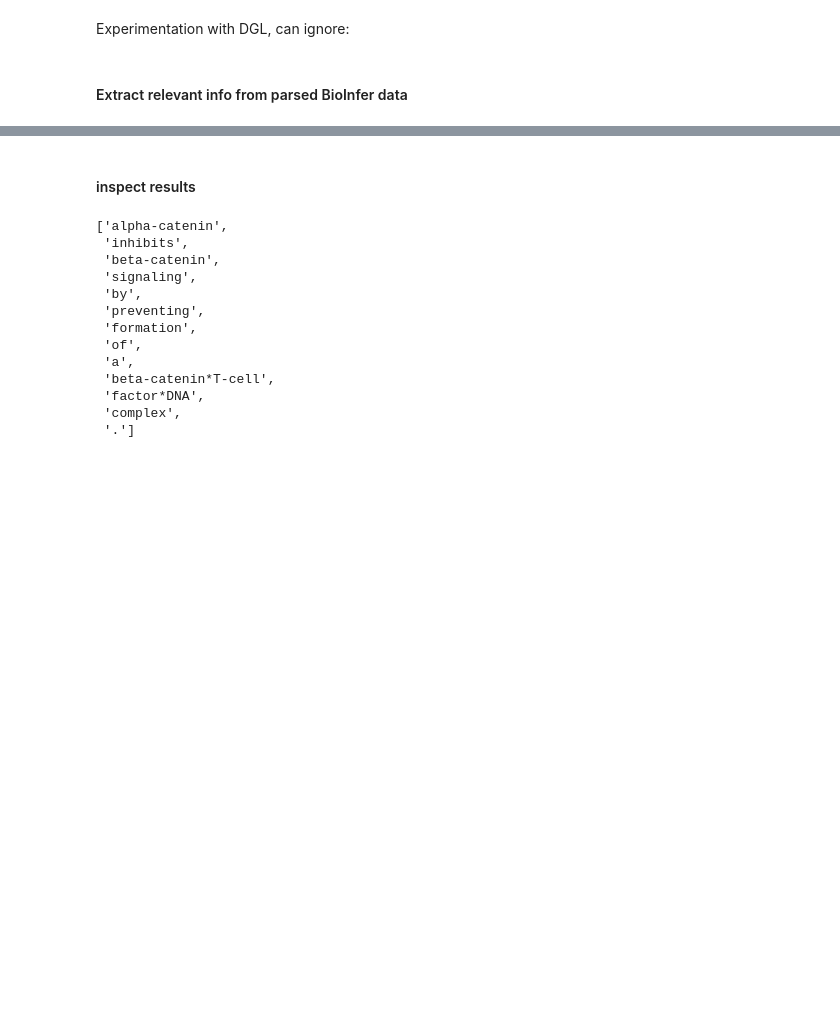
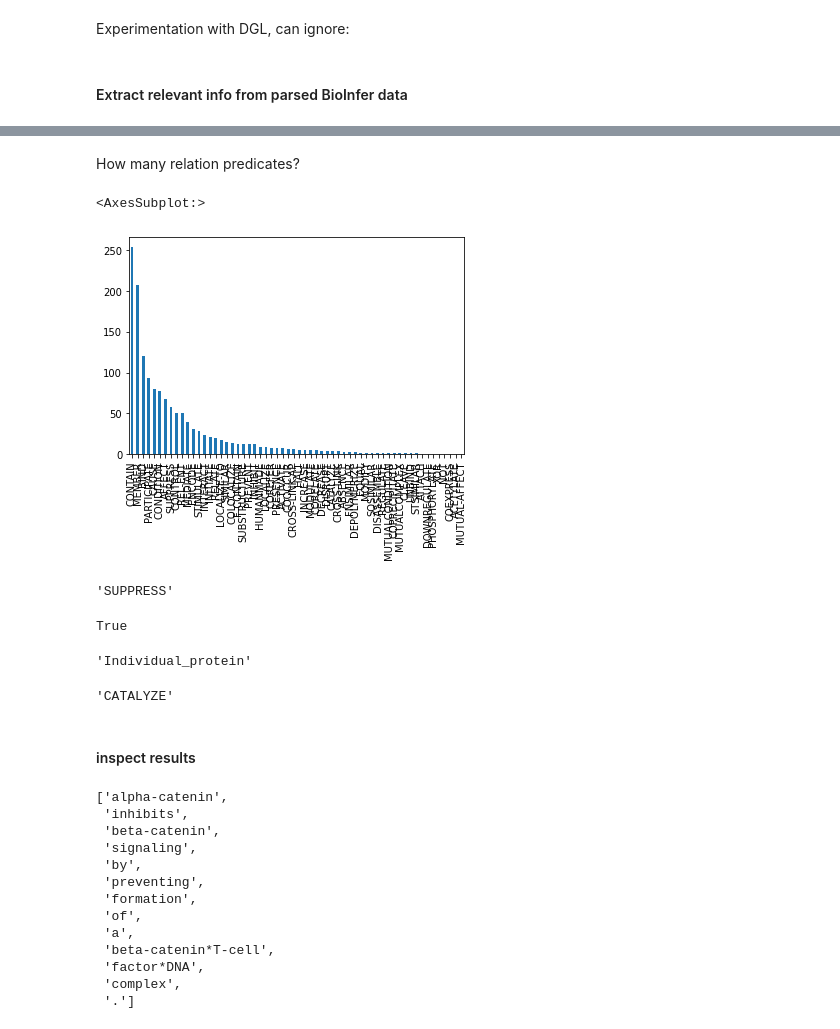
Before and after one commit to g-simmons/289G_NLP_project_FQ2020, a Jupyter notebook: ipynb/EDA.ipynb, the cells around one changed output, grey strips where cells are left out. Drawn from its saved outputs; the diff is of its cells as text; code cells hidden in the pictures; blank space fills up the shorter version.

```diff
--- a/ipynb/EDA.ipynb
+++ b/ipynb/EDA.ipynb
@@ -98,0 +316,22 @@ for s in sentences:
+# %% [markdown]
+How many relation predicates?
+# %%
+len(relation_types)
+
+relation_types = config_df.sum().sort_values(ascending=False)
+
+relation_types.sum() * 0.9
+
+
+relation_types.head(10).sum() / relation_types.sum()
+
+relation_types
+# %%
+relation_types.plot.bar()
+# %% [output]
+<AxesSubplot:>
+[figure, added]
+# %%
+f.rootNode.predicate.name
+# %% [output]
+'SUPPRESS'
@@ -99,3 +340,15 @@ for s in sentences:
+# %%
+a.isEntity()
+# %% [output]
+True
+# %%
+a.entity.type.name
+# %% [output]
+'Individual_protein'
+# %%
+f.rootNode.predicate.name
+# %% [output]
+'CATALYZE'
 # %% [markdown]
 #### inspect results
 # %%
```
Also changed, not shown: parts of 44 cells of this notebook, 3 other files.
